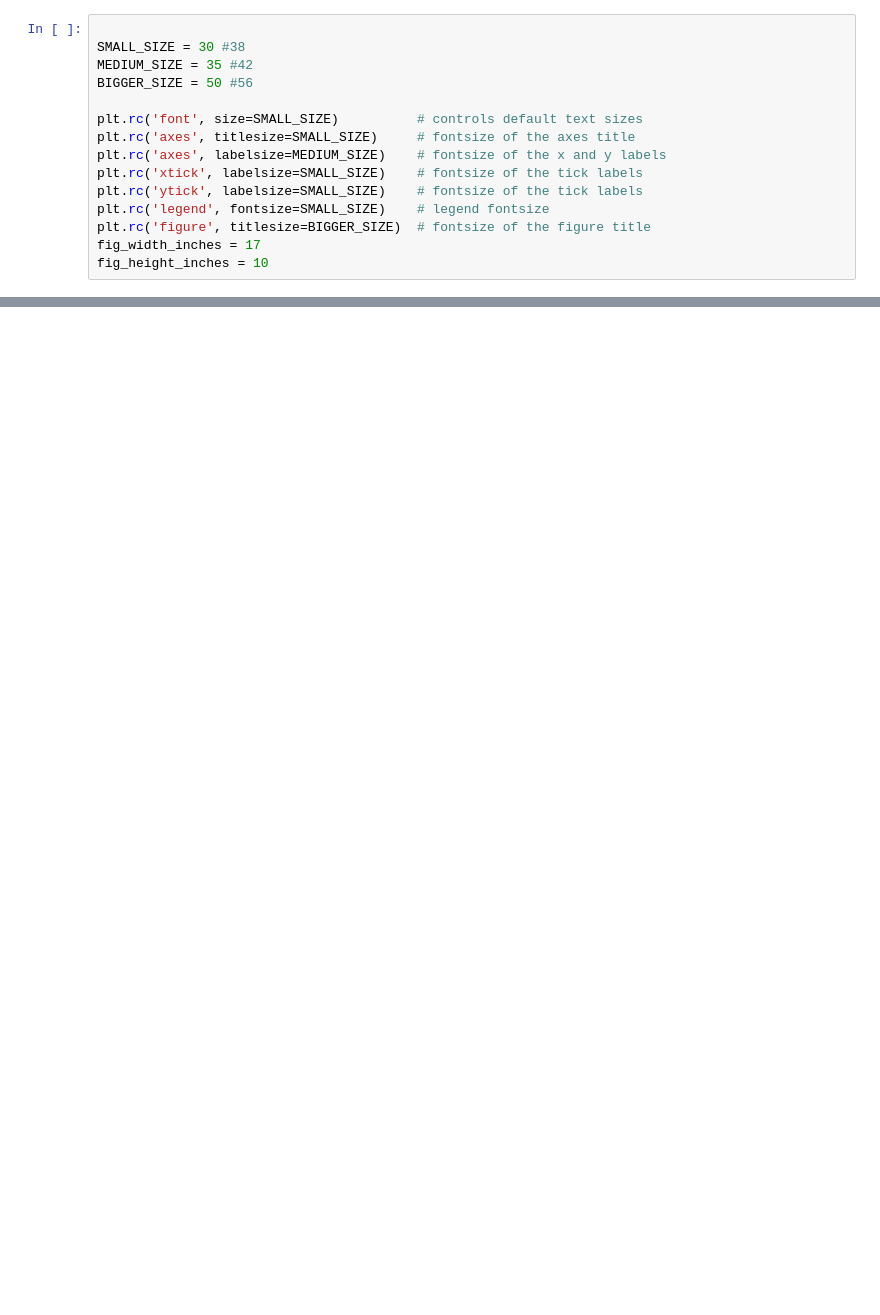
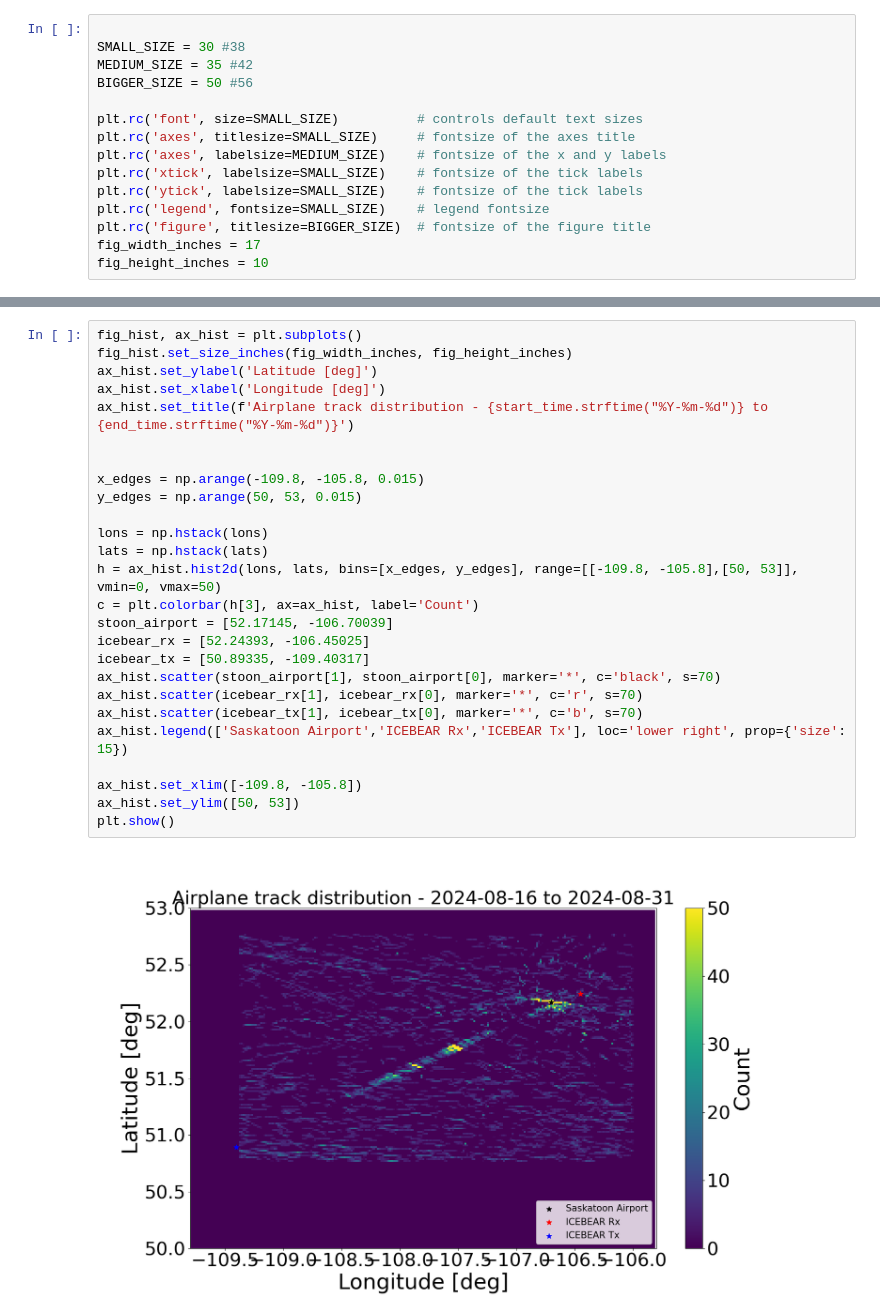
Before and after one commit to icebearcanada/airplane-process, a Jupyter notebook: airplane-code/compare_airplanes_to_icebear.ipynb, the cells around one changed output, grey strips where cells are left out. Saved outputs shown, nothing was run; the diff lists cells and outputs as text; blank space fills up the shorter version.

```diff
--- a/airplane-code/compare_airplanes_to_icebear.ipynb
+++ b/airplane-code/compare_airplanes_to_icebear.ipynb
@@ -216,0 +227,28 @@ Using matplotlib backend: inline
+# %%
+fig_hist, ax_hist = plt.subplots()
+fig_hist.set_size_inches(fig_width_inches, fig_height_inches)
+ax_hist.set_ylabel('Latitude [deg]')
+ax_hist.set_xlabel('Longitude [deg]')
+ax_hist.set_title(f'Airplane track distribution - {start_time.strftime("%Y-%m-%d")} to {end_time.strftime("%Y-%m-%d")}')
+
+
+x_edges = np.arange(-109.8, -105.8, 0.015)
+y_edges = np.arange(50, 53, 0.015)
+
+lons = np.hstack(lons)
+lats = np.hstack(lats)
+h = ax_hist.hist2d(lons, lats, bins=[x_edges, y_edges], range=[[-109.8, -105.8],[50, 53]], vmin=0, vmax=50)
+c = plt.colorbar(h[3], ax=ax_hist, label='Count')
+stoon_airport = [52.17145, -106.70039]
+icebear_rx = [52.24393, -106.45025]
+icebear_tx = [50.89335, -109.40317]
+ax_hist.scatter(stoon_airport[1], stoon_airport[0], marker='*', c='black', s=70)
+ax_hist.scatter(icebear_rx[1], icebear_rx[0], marker='*', c='r', s=70)
+ax_hist.scatter(icebear_tx[1], icebear_tx[0], marker='*', c='b', s=70)
+ax_hist.legend(['Saskatoon Airport','ICEBEAR Rx','ICEBEAR Tx'], loc='lower right', prop={'size': 15})
+
+ax_hist.set_xlim([-109.8, -105.8])
+ax_hist.set_ylim([50, 53])
+plt.show()
+# %% [output]
+[figure, added]
```
Also changed, not shown: parts of 12 cells of this notebook.
